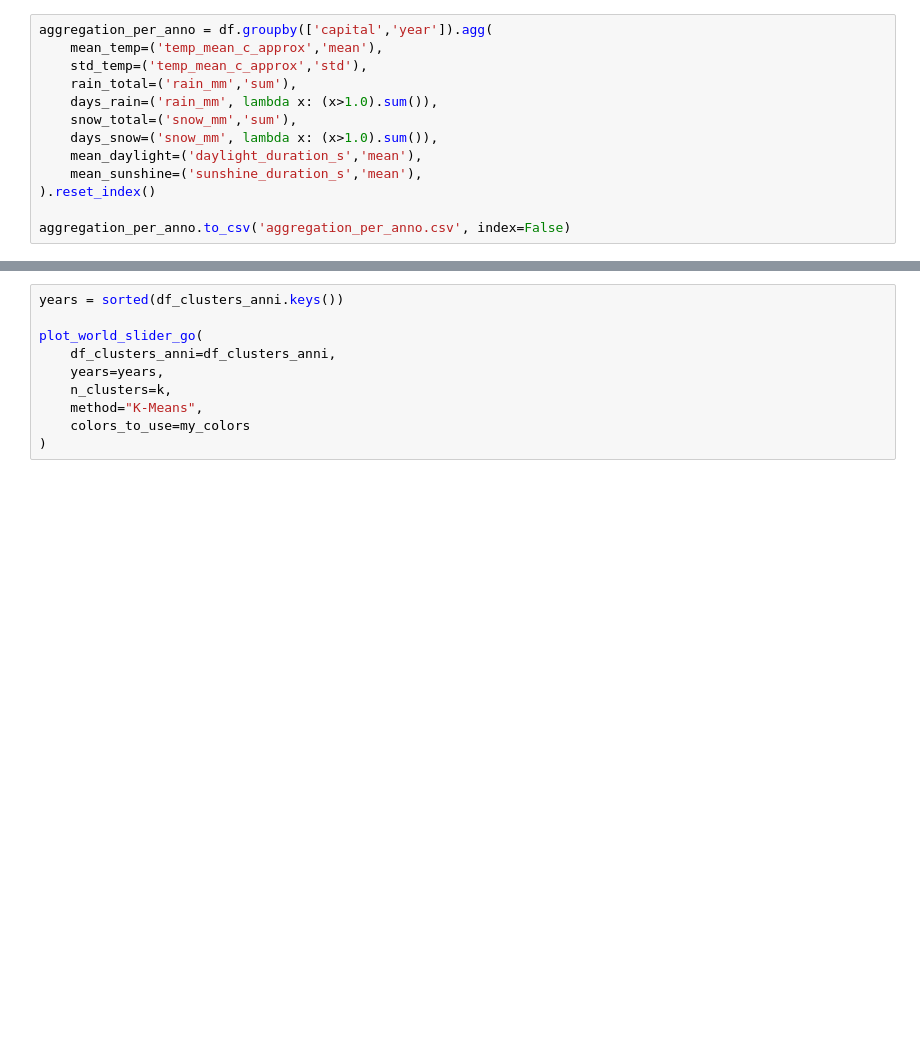
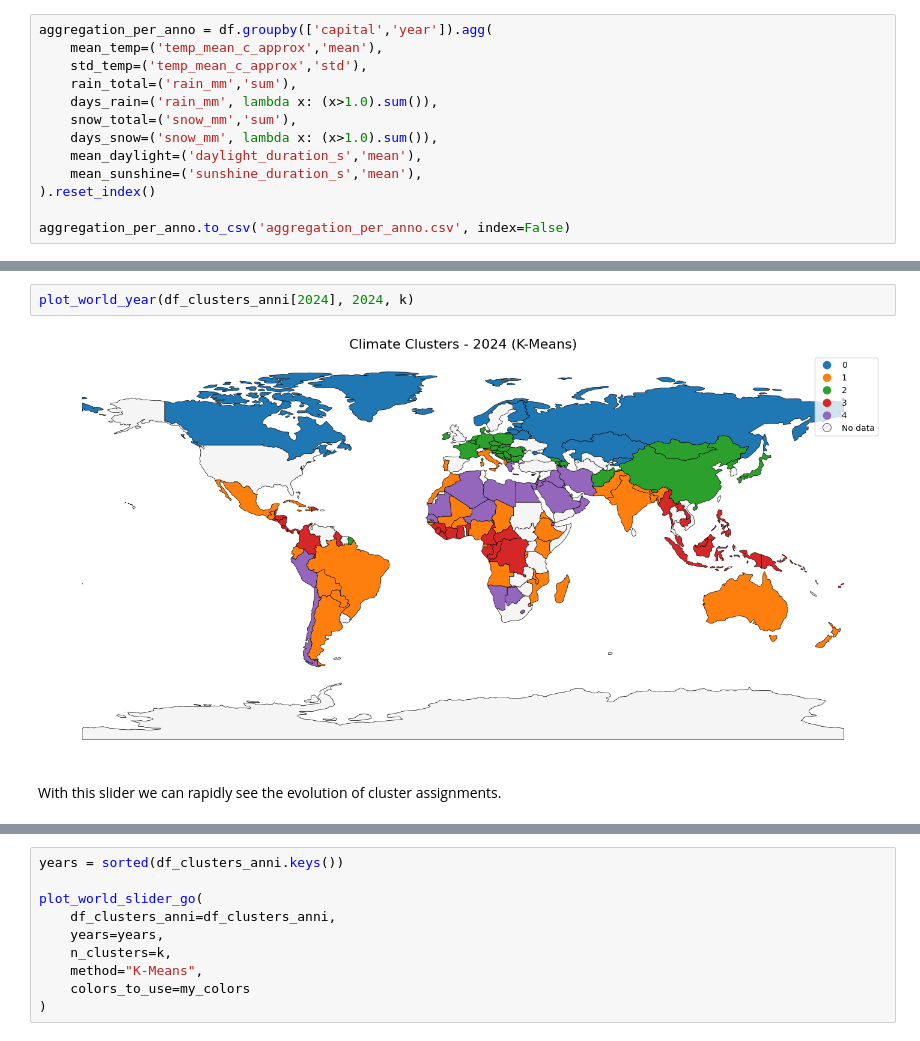
Before and after one commit to gabri17/Data-Mining-Project, a Jupyter notebook: cluster_definitivo_globale_annuale.ipynb, the cells around one changed output, grey strips where cells are left out. Cells and saved outputs as stored; diff of their text form; blank space fills up the shorter version.

```diff
--- a/cluster_definitivo_globale_annuale.ipynb
+++ b/cluster_definitivo_globale_annuale.ipynb
@@ -302,2 +346,8 @@ plot_world_anno(df_clusters_anni[2024], 2024, k)
+# %%
+plot_world_year(df_clusters_anni[2024], 2024, k)
+# %% [output]
+[figure, added]
+# %% [markdown]
+With this slider we can rapidly see the evolution of cluster assignments.
 # %%
 def plot_world_slider_go(df_clusters_anni, years, n_clusters, method="K-Means", colors_to_use=my_colors):
```
Also changed, not shown: parts of 44 cells of this notebook.
